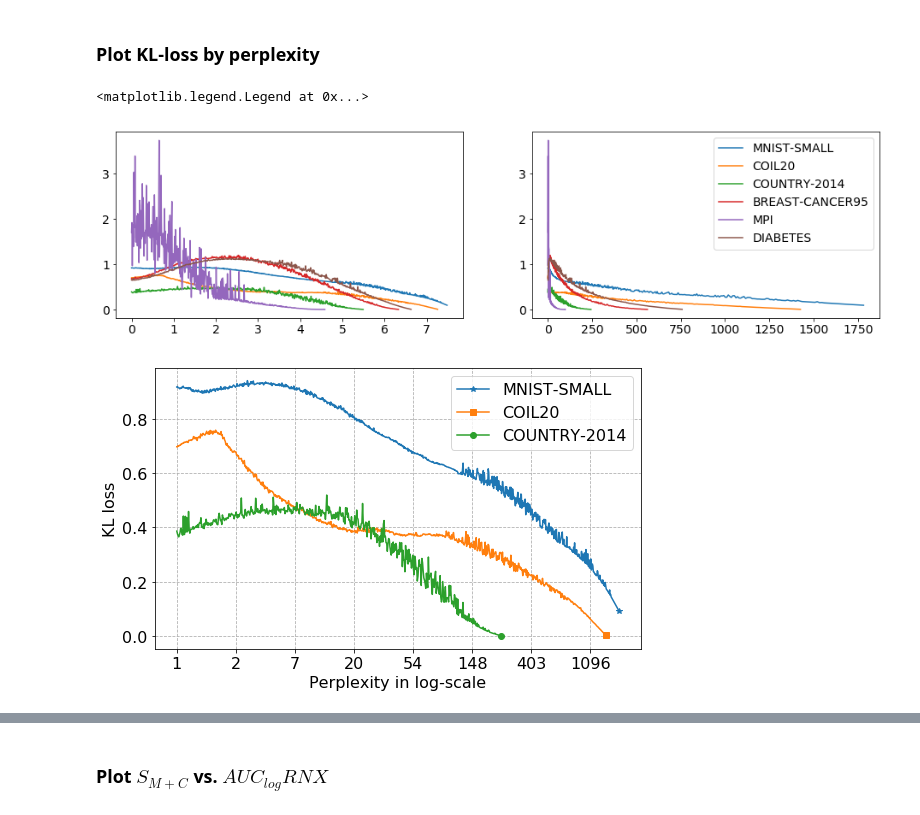
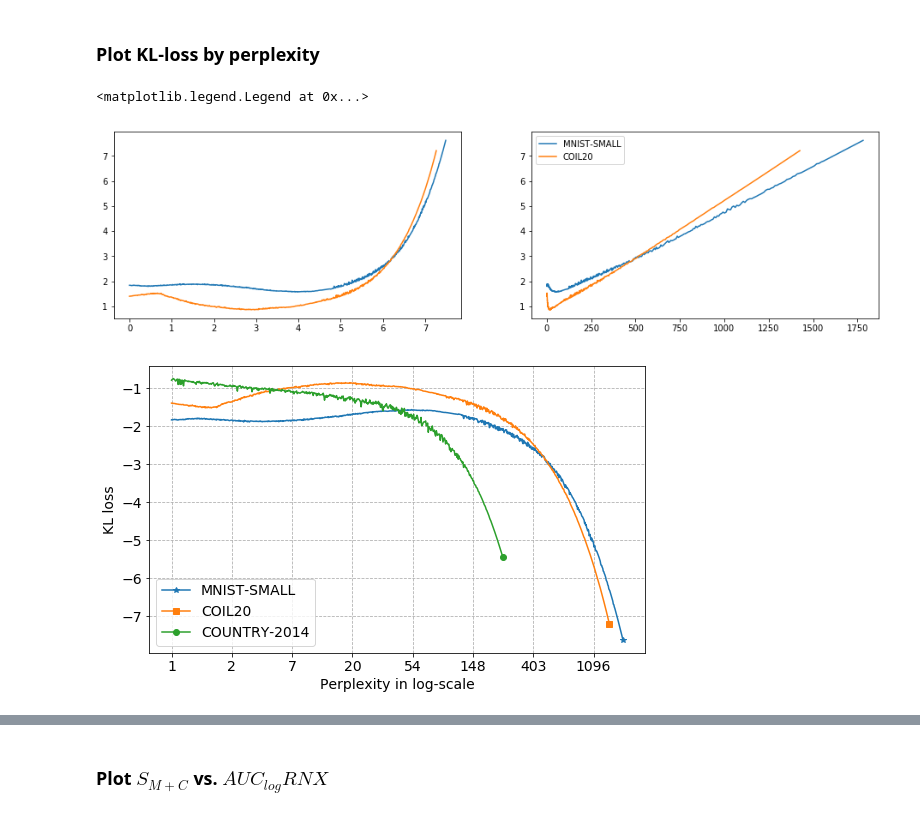
Before and after one commit to vu-minh/tsne_auto_perp_constraints, a Jupyter notebook: Constraint and Metric Score.ipynb, the cells around one changed output, grey strips where cells are left out. Drawn from its saved outputs; the diff is of its cells as text; code cells hidden in the pictures.

```diff
--- a/Constraint and Metric Score.ipynb
+++ b/Constraint and Metric Score.ipynb
@@ -37,11 +38,11 @@ dataset_names = [
     'DIABETES'
 ]
 # %%
-def load_scores(dataset_name = 'MNIST-SMALL', standardized=False):
+def load_scores(dataset_name, standardized=False):
     # print('Loading scores for ', dataset_name)
     db_name = 'DB_{}'.format(dataset_name)
     constraint_key_name = 'constraints'
-    metric_key_name = 'metrics'
+    metric_key_name = 'metrics2'
 
     # load metric scores and sort the record by perplexity
     dfm = db_utils.load_data(db_name, metric_key_name)
@@ -49,11 +50,13 @@ def load_scores(dataset_name = 'MNIST-SMALL', standardized=False):
     # remove record with max_perp
     dfm = dfm[dfm.perp < dfm.perp.max()]
 
-    # use negative value of 3 unbounded metrics
+    # use opposite value of 3 unbounded metrics
     dfm.cca_stress *= -1
     dfm.mds_isotonic *= -1
     dfm.sammon_nlm *= -1
 
+    # use opposite value of BIC-based criteria in Cao et al.
+    dfm.bic *= -1
 
     # load constraint scores
     dfc = db_utils.load_data(db_name, constraint_key_name)
@@ -77,49 +80,49 @@ def load_scores(dataset_name = 'MNIST-SMALL', standardized=False):
 # %% [markdown]
 ### Plot KL-loss by perplexity
 # %%
-plt, axes = plt.subplots(1, 2, figsize=(16,4))
-for dataset_name in dataset_names:
+fig, axes = plt.subplots(1, 2, figsize=(16,4))
+for dataset_name in dataset_names[:2]:
     perps, dfm, dfc = load_scores(dataset_name, standardized=False)
-    axes[0].plot(np.log(perps), dfm.loss, label=dataset_name)
-    axes[1].plot(perps, dfm.loss, label=dataset_name)
+    axes[0].plot(np.log(perps), -1 * dfm.bic, label=dataset_name)
+    axes[1].plot(perps, -1 * dfm.bic, label=dataset_name)
 
 axes[1].legend()
 # %% [output]
 <matplotlib.legend.Legend at 0x...>
-[figure, old version]
+[figure, new version]
 # %%
 from matplotlib.ticker import FuncFormatter
 
 def log_e_format(x, pos):
     """The two args are the value and tick position.
     Label ticks with the product of the exponentiation"""
     return int(x)
 
-dataset_names = [
+some_dataset_names = [
     'MNIST-SMALL',
     'COIL20',
     'COUNTRY-2014',
 #     'BREAST-CANCER95',
 #     'MPI',
 #     'DIABETES'
 ]
 
 fig, ax = plt.subplots(figsize=(8,5))
-markers = ['*', 's', 'o']
-for i, dataset_name in enumerate(['MNIST-SMALL', 'COIL20', 'COUNTRY-2014']):
+markers = ['*', 's', 'o', '*', 's', 'o']
+for i, dataset_name in enumerate(some_dataset_names):
     perps, dfm, dfc = load_scores(dataset_name, standardized=False)
-    ax.semilogx(perps, dfm.loss, label=dataset_name, basex=np.e, marker=markers[i], markevery=[-1])
+    ax.semilogx(perps, dfm.bic, label=dataset_name, basex=np.e, marker=markers[i], markevery=[-1])
     ax.xaxis.set_major_formatter(FuncFormatter(log_e_format))
     ax.set_xlabel('Perplexity in log-scale')
     ax.set_ylabel('KL loss')
 
 plt.grid(linestyle='--')
 plt.legend()
-# plt.rcParams.update({'font.size': 14})
+plt.rcParams.update({'font.size': 14})
 plt.tight_layout()
-plt.savefig('./plots/klloss.pdf')
+# plt.savefig('./plots/klloss.pdf')
 # %% [output]
-[figure, old version]
+[figure, new version]
 # %% [markdown]
 ### Visually compare $S_{M+C}, S_{M}, S_{C}$ with the metric scores
 
```
Also changed, not shown: parts of 8 cells of this notebook, 12 other files.
